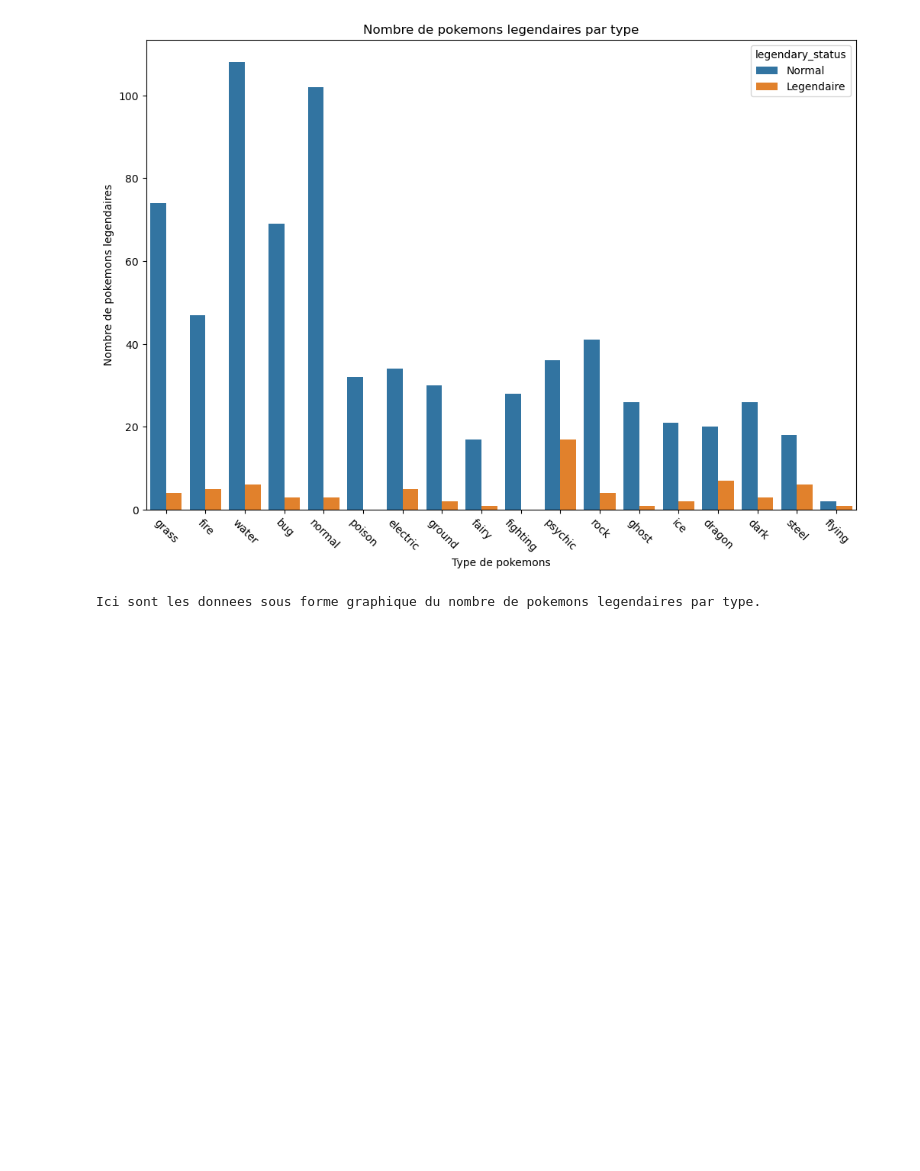
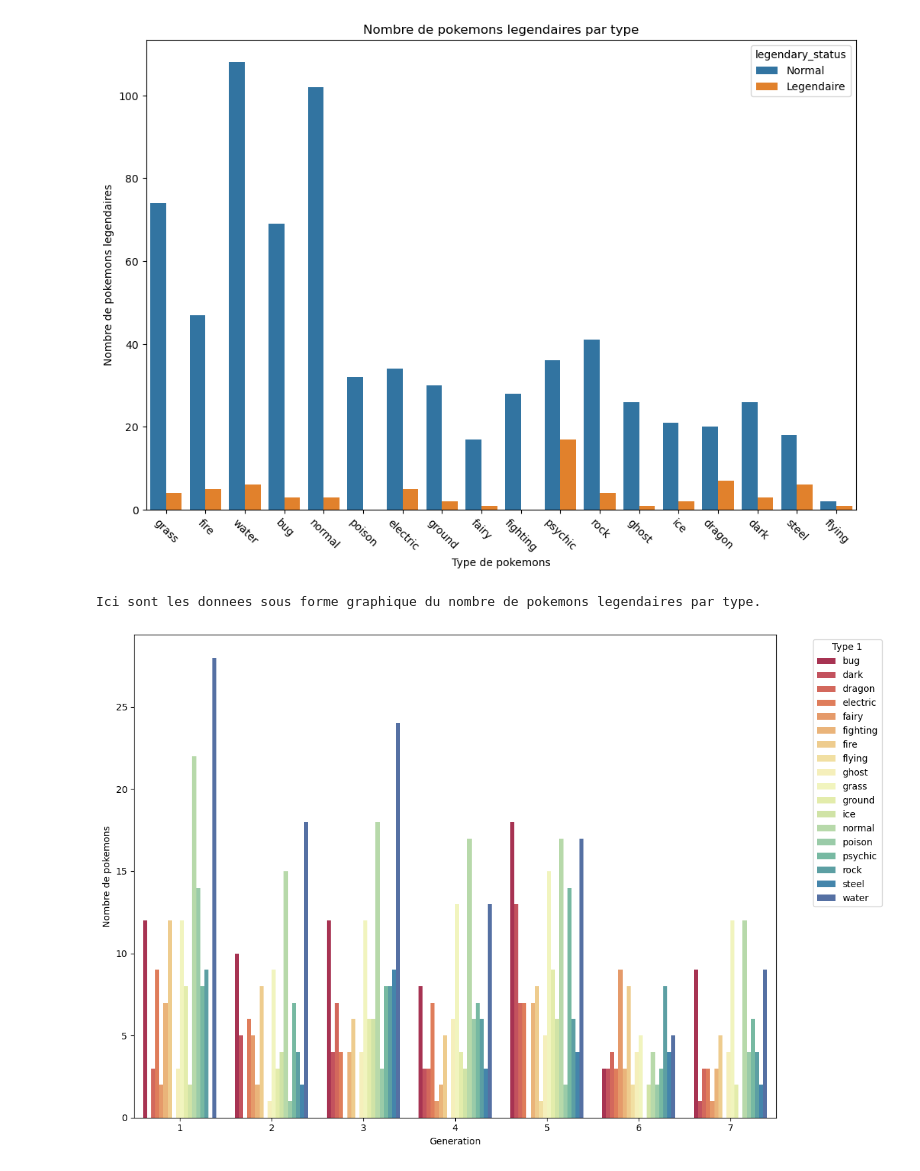
Before and after one commit to thomashuynh795/esgi-ia-tp-1, a Jupyter notebook: main.ipynb, the cells around one changed output. Cells and saved outputs as stored; diff of their text form; code cells hidden in the pictures; blank space fills up the shorter version.

```diff
--- a/main.ipynb
+++ b/main.ipynb
@@ -133,3 +134,15 @@ print('''\nIci sont les donnees sous forme graphique du nombre de pokemons legen
 # %% [output]
 [figure]
 Ici sont les donnees sous forme graphique du nombre de pokemons legendaires par type.
+# %%
+df['generation'] = df['generation'].astype('category')
+df['type1'] = df['type1'].astype('category')
+plt.figure(figsize=(12, 8))
+sns.countplot(data=df, x='generation', hue='type1', palette='Spectral')
+plt.xlabel('Generation')
+plt.ylabel('Nombre de pokemons')
+plt.legend(title='Type 1', bbox_to_anchor=(1.05, 1), loc='upper left')
+plt.tight_layout()
+plt.show()
+# %% [output]
+[figure, added]
```
Also changed, not shown: parts of 5 cells of this notebook.
